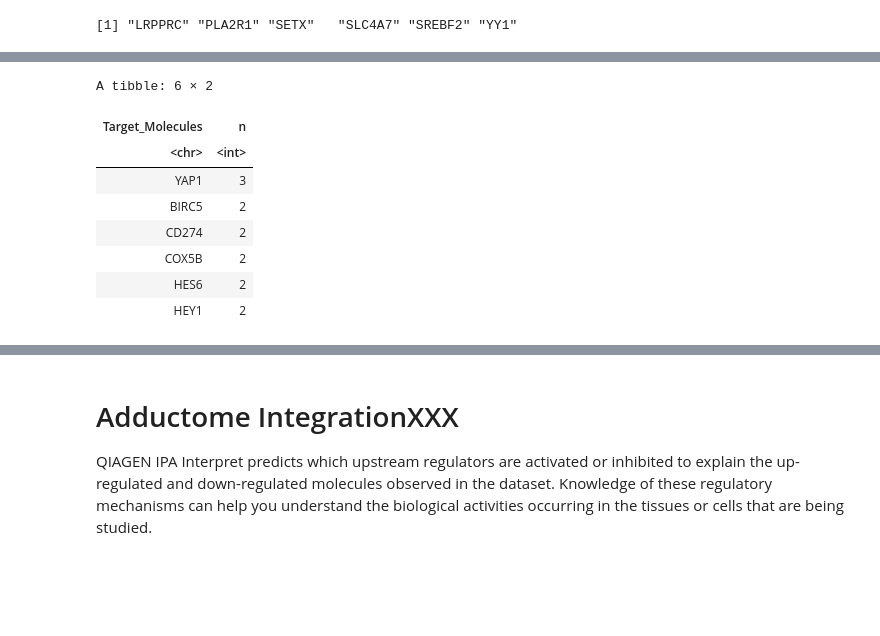
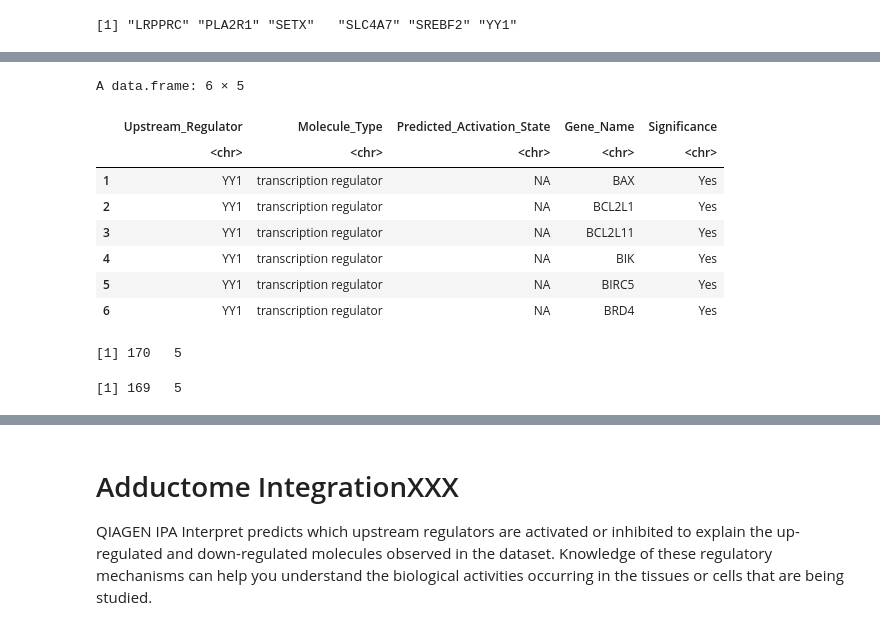
Before and after one commit to UNC-CEMALB/P1016.-THC-RNASeq-Adducts, a Jupyter notebook: 3. Adductome Integration/Adductome Integration.ipynb, the cells around one changed output, grey strips where cells are left out. Cells and saved outputs as stored; diff of their text form; code cells hidden in the pictures; blank space fills up the shorter version.

```diff
--- a/3. Adductome Integration/Adductome Integration.ipynb
+++ b/3. Adductome Integration/Adductome Integration.ipynb
@@ -1,6 +1,6 @@
 # %%
 Output = '/Users/alexis/Library/CloudStorage/OneDrive-UniversityofNorthCarolinaatChapelHill/CEMALB_DataAnalysisPM/Projects/P1016. THC Adducts/P1016.3. Analyses/P1016.3.4. Adductome Integration/Output'
-cur_date = "111326"
+cur_date = "111426"
 
 library(readxl)
 library(openxlsx)
@@ -9,7 +9,8 @@ library(reshape2)
 library(org.Hs.eg.db)
 
 # reading in files
-results_df = data.frame(read_excel("Input/DESeq2_Results_110726.xlsx"))
+results_df = data.frame(read_excel("Input/DESeq2_Results_110726.xlsx")) %>%
+    filter(Comparison == 'D8THCQ vs. Control')
 thc_adducts_df = data.frame(read_excel("Input/THCQ_Protein_Adducts_111026.xlsx"))
 upstream_reg_df = data.frame(read_excel("Input/Upstream_Regulators_111326.xls"))
 # %% [output]
@@ -94,0 +98,11 @@ I need to create a network figure influencing target genes, so I'll start with p
+# %%
+# getting sig genes
+sig_genes_df = results_df %>%
+    # filtering for only sig genes
+    filter(P.Adj < 0.05 & log2FC > log2(1.5) | P.Adj < 0.05 & log2FC < -log2(1.5)) %>%
+    dplyr::rename(ENSEMBL_ID = Gene)
+
+# adding in gene names
+sig_genes_df$Gene_Name = mapIds(org.Hs.eg.db, keys = sig_genes_df$ENSEMBL_ID, keytype = "ENSEMBL", column = "SYMBOL")
+
+head(sig_genes_df)
@@ -95,20 +120,31 @@ I need to create a network figure influencing target genes, so I'll start with p
 # %%
-# creating a df that contains the number of times the genes were targeted by upstream regulators
-cleaned_reg_df = proteins_of_interest_df %>%
+# creating a df that contains upstream proteins and genes that are modified
+protein_reg_genes_df = proteins_of_interest_df %>%
     #group_by(Upstream_Regulator) %>%
-    dplyr::select(Target_Molecules) %>%
-    separate_rows(Target_Molecules, sep = ",") %>%
+    separate_longer_delim(Target_Molecules, delim = ',') %>%
     # removes whitespace from a string
     mutate(Target_Molecules = str_trim(Target_Molecules)) %>%
-    count(Target_Molecules, sort = TRUE)
-head(cleaned_reg_df)
+    dplyr::rename(Gene_Name = Target_Molecules) %>%
+    # creating a col that specifies if a gene was modified and its directionality
+    mutate(Significance = ifelse(Gene_Name %in% sig_genes_df$Gene_Name, 'Yes', 'No'))
+
+head(protein_reg_genes_df)
 # %% [output]
-A tibble: 6 × 2
+A data.frame: 6 × 5
-| Target_Molecules | n |
-| <chr> | <int> |
-| YAP1 | 3 |
-| BIRC5 | 2 |
-| CD274 | 2 |
-| COX5B | 2 |
-| HES6 | 2 |
-| HEY1 | 2 |
+|  | Upstream_Regulator | Molecule_Type | Predicted_Activation_State | Gene_Name | Significance |
+|  | <chr> | <chr> | <chr> | <chr> | <chr> |
+| 1 | YY1 | transcription regulator | NA | BAX | Yes |
+| 2 | YY1 | transcription regulator | NA | BCL2L1 | Yes |
+| 3 | YY1 | transcription regulator | NA | BCL2L11 | Yes |
+| 4 | YY1 | transcription regulator | NA | BIK | Yes |
+| 5 | YY1 | transcription regulator | NA | BIRC5 | Yes |
+| 6 | YY1 | transcription regulator | NA | BRD4 | Yes |
+# %%
+dim(protein_reg_genes_df)
+
+protein_reg_genes_df %>%
+    filter(Significance == 'Yes') %>%
+    dim()
+# %% [output]
+[1] 170   5
+[1] 169   5
```
Also changed, not shown: parts of 5 cells of this notebook.
